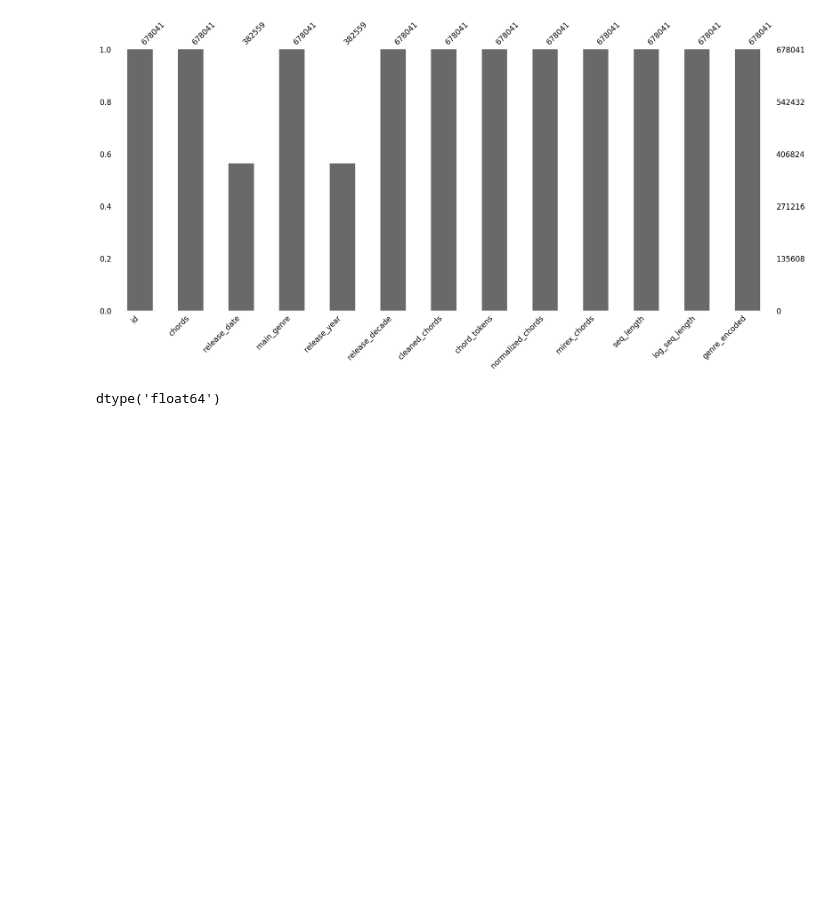
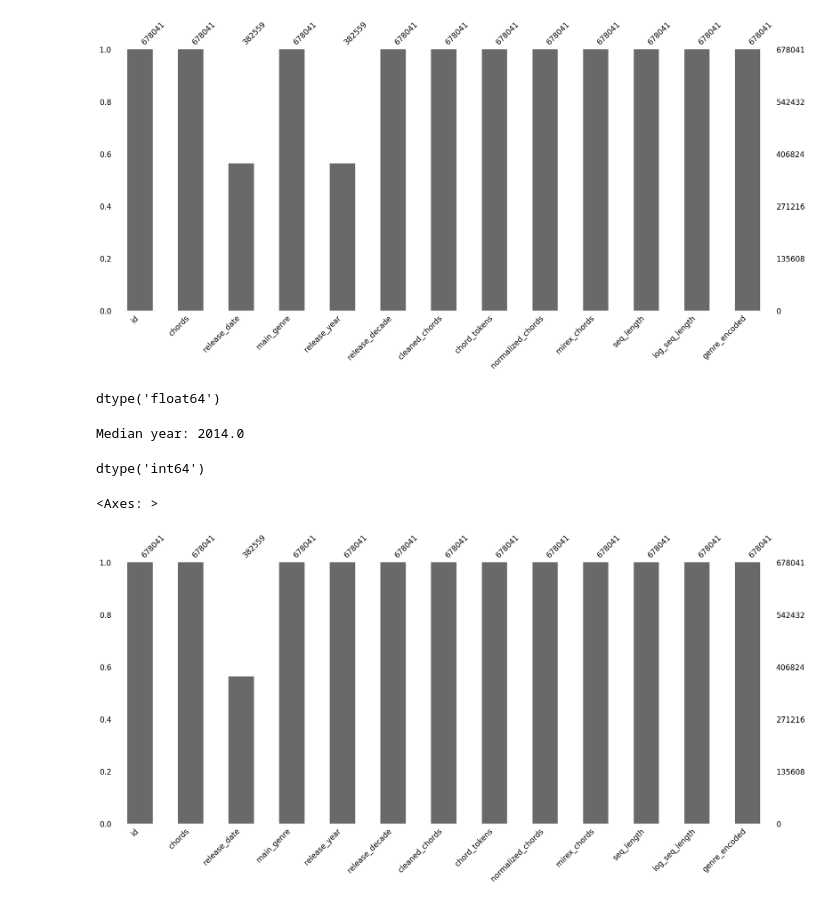
Before and after one commit to AtharvaBhalilkar/chord-gen-ai, a Jupyter notebook: notebooks/data_preprocessing.ipynb, the cells around one changed output. Saved outputs shown, nothing was run; the diff lists cells and outputs as text; code cells hidden in the pictures; blank space fills up the shorter version.

```diff
--- a/notebooks/data_preprocessing.ipynb
+++ b/notebooks/data_preprocessing.ipynb
@@ -536,3 +536,21 @@ mno.bar(df)
 df['release_year'].dtype
 # %% [output]
 dtype('float64')
+# %%
+median_year = df['release_year'].median()
+df['release_year'] = df['release_year'].fillna(median_year)
+# %%
+print(f'Median year: {median_year}')
+# %% [output]
+Median year: 2014.0
+# %%
+df['release_year'] = df['release_year'].astype(int)
+# %%
+df['release_year'].dtype
+# %% [output]
+dtype('int64')
+# %%
+mno.bar(df)
+# %% [output]
+<Axes: >
+[figure, added]
```
